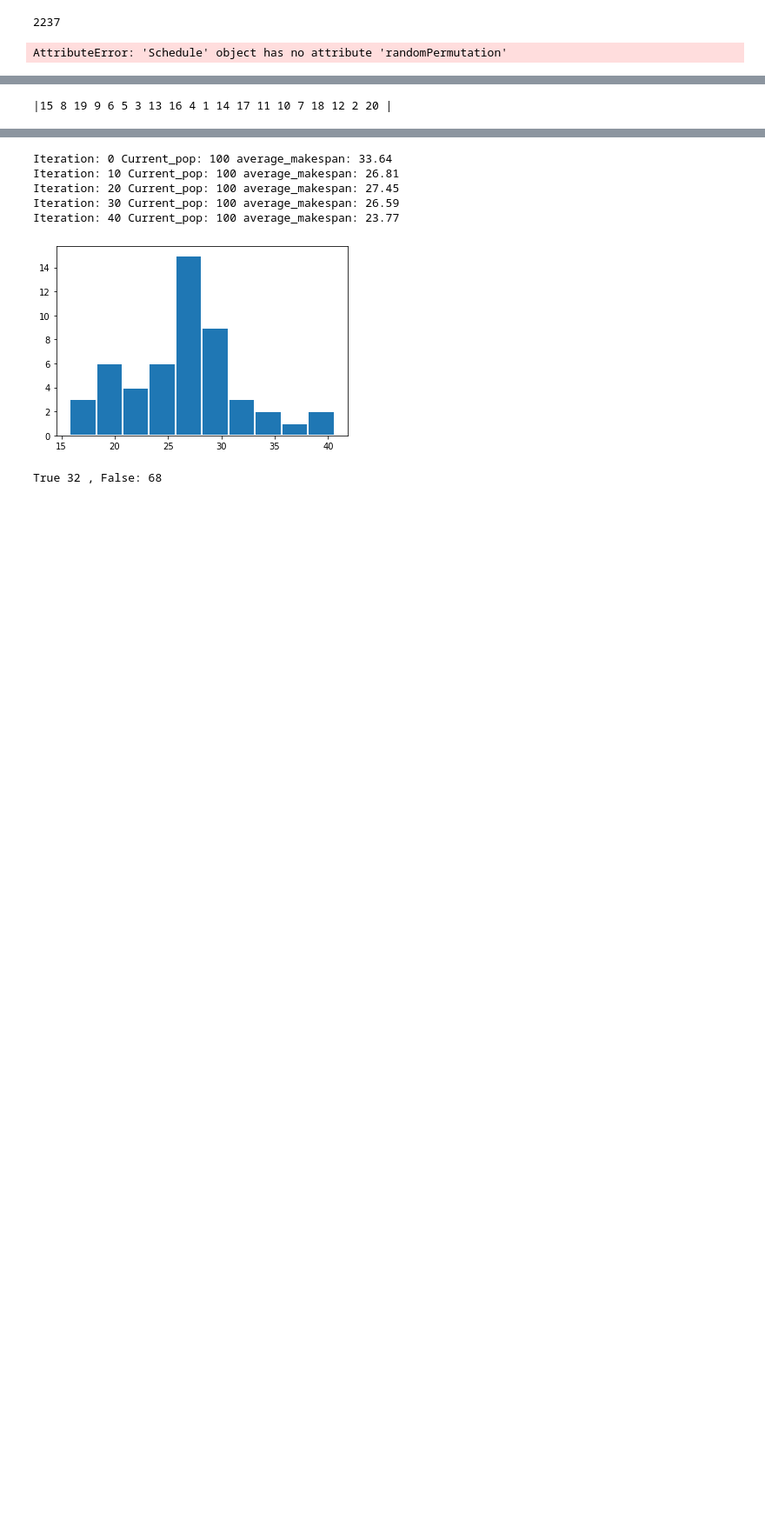
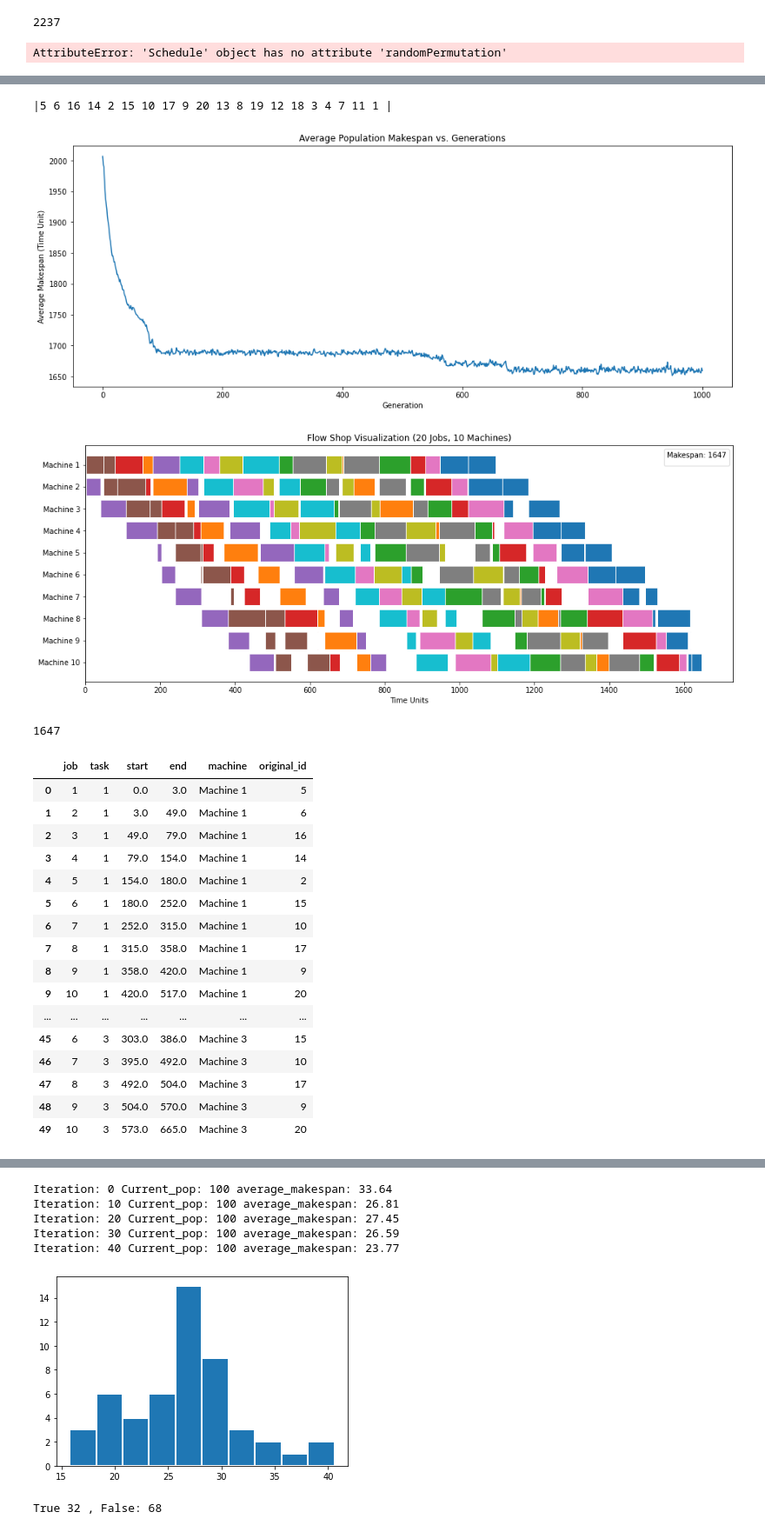
Before and after one commit to TedGraveson/GA-scheduling, a Jupyter notebook: Scheduling with Genetic Algorithms.ipynb, the cells around one changed output, grey strips where cells are left out. Shown: that part at 87% size. Saved outputs shown, nothing was run; the diff lists cells and outputs as text; code cells hidden in the pictures; blank space fills up the shorter version.

```diff
--- a/Scheduling with Genetic Algorithms.ipynb
+++ b/Scheduling with Genetic Algorithms.ipynb
@@ -133,8 +141,19 @@ def brute_force(data, bound):
         bound_check += 1
 
     return best_schedule
+# %%
+def write_results(data, hist, pop_size, mutation_rate, crossover_rate):
+    if isinstance(data, str):
+        filename = Path(data).stem
+    else:
+        filename = "custom"
+    now = datetime.now()
+    dt = now.strftime("%d-%m_%H-%M-%S")
+    write_name = f"{os.path.basename(filename)}_p{pop_size}_mr{int(mutation_rate*100)}_cr{int(crossover_rate*100)}_({dt}).csv"
+    pd.DataFrame(hist).to_csv("experiments/" + write_name)
 # %%
-def run(data, generations, pop_size, mutation_rate, crossover_rate):
+def run(data, generations, pop_size, mutation_rate, crossover_rate, save=True):
+    start = time.time()
     # Makespan history
     ms_hist = []
 
@@ -157,19 +176,19 @@ def run(data, generations, pop_size, mutation_rate, crossover_rate):
     ms_hist.append(sum(scores)/pop_size)
 
 
-    for gen in range(generations):
+    for gen in range(1, generations+1):
         new_pop = []
         num_clones = pop_size - round((pop_size * crossover_rate))
         num_children = pop_size - num_clones
 
         surviving = GA.roulette_selection(current_pop, num_clones)
 
-        for i in range(num_children):
+        for i in range(num_children * 2):
             parents = GA.roulette_selection(current_pop, 2)
             child = GA.op_cross(parents[0], parents[1])
             new_pop.append(child)
 
-        new_pop = new_pop + surviving
+        new_pop = GA.take_n_best(new_pop, num_children) + surviving
 
         for schedule in new_pop:
             GA.exchange_mutation(schedule, mutation_rate)
@@ -182,13 +201,17 @@ def run(data, generations, pop_size, mutation_rate, crossover_rate):
         best_in_pop = current_pop[np.argmin(scores)]
 
         if (best_in_pop.makespan() < best_individual.makespan()):
-            print(f"New best: {best_individual.makespan()}")
+            print(f"New best: {best_in_pop.makespan()}")
             best_individual = best_in_pop
 
         ms_hist.append(sum(scores)/pop_size)
+
+    if save:
+        write_results(data, ms_hist, pop_size, mutation_rate, crossover_rate)
+
+    end = time.time()
+    print(end- start)
     return best_individual, ms_hist
 
-s, x = run("dataset/ta001.txt", 500, 150, 0.1, 0.8)
-plt.plot(x)
-print(s)
+s, x = run("dataset/ta020.txt", 1000, 120, 0.1, 0.6, save=True)
 # %% [output]
@@ -213,4 +235,32 @@ Iteration: 490 Current_pop: 150 average_makespan: 1414.2866666666666
 # %%
+fig, ax = plt.subplots(1, figsize=(16,6))
+ax.plot(x)
+ax.set_title("Average Population Makespan vs. Generations")
+ax.set_xlabel("Generation")
+ax.set_ylabel("Average Makespan (Time Unit)")
+
 print(s)
+s.gantt_chart()
+s.get_df().head(50)
 # %% [output]
-|15 8 19 9 6 5 3 13 16 4 1 14 17 11 10 7 18 12 2 20 |
+|5 6 16 14 2 15 10 17 9 20 13 8 19 12 18 3 4 7 11 1 |
+[figure, added]
+[figure, added]
+1647
+|  | job | task | start | end | machine | original_id |
+| 0 | 1 | 1 | 0.0 | 3.0 | Machine 1 | 5 |
+| 1 | 2 | 1 | 3.0 | 49.0 | Machine 1 | 6 |
+| 2 | 3 | 1 | 49.0 | 79.0 | Machine 1 | 16 |
+| 3 | 4 | 1 | 79.0 | 154.0 | Machine 1 | 14 |
+| 4 | 5 | 1 | 154.0 | 180.0 | Machine 1 | 2 |
+| 5 | 6 | 1 | 180.0 | 252.0 | Machine 1 | 15 |
+| 6 | 7 | 1 | 252.0 | 315.0 | Machine 1 | 10 |
+| 7 | 8 | 1 | 315.0 | 358.0 | Machine 1 | 17 |
+| 8 | 9 | 1 | 358.0 | 420.0 | Machine 1 | 9 |
+| 9 | 10 | 1 | 420.0 | 517.0 | Machine 1 | 20 |
+| ... | ... | ... | ... | ... | ... | ... |
+| 45 | 6 | 3 | 303.0 | 386.0 | Machine 3 | 15 |
+| 46 | 7 | 3 | 395.0 | 492.0 | Machine 3 | 10 |
+| 47 | 8 | 3 | 492.0 | 504.0 | Machine 3 | 17 |
+| 48 | 9 | 3 | 504.0 | 570.0 | Machine 3 | 9 |
+| 49 | 10 | 3 | 573.0 | 665.0 | Machine 3 | 20 |
```
Also changed, not shown: parts of 16 cells of this notebook.
